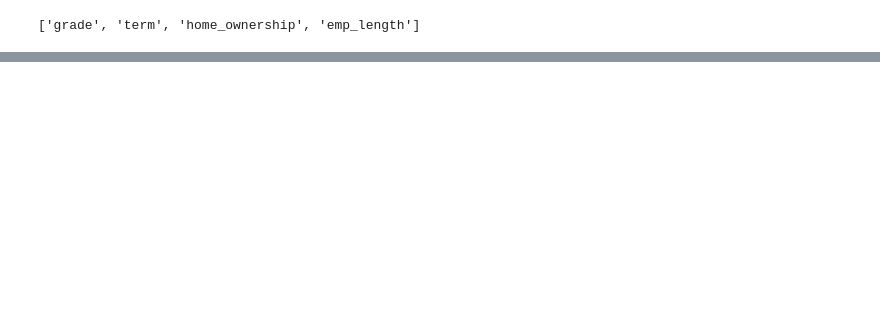
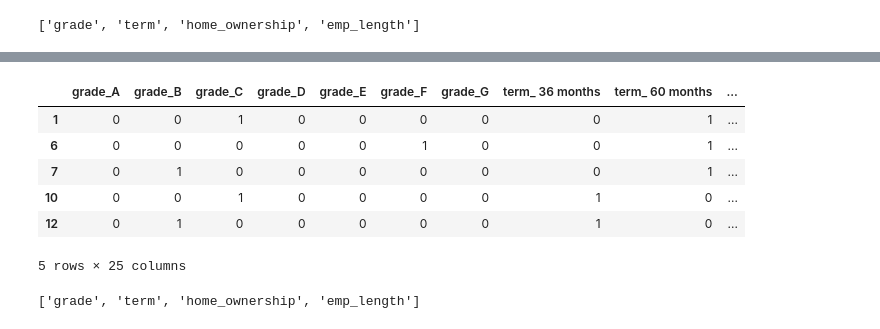
Before and after one commit to ah3200/Classification, a Jupyter notebook: week5/Boosting-decision-stump.ipynb, the cells around one changed output, grey strips where cells are left out. Cells and saved outputs as stored; diff of their text form; code cells hidden in the pictures; blank space fills up the shorter version.

```diff
--- a/week5/Boosting-decision-stump.ipynb
+++ b/week5/Boosting-decision-stump.ipynb
@@ -262,0 +302,14 @@ def classify(tree, x, annotate = False):
+# %%
+X_train.head()
+# %% [output]
+|  | grade_A | grade_B | grade_C | grade_D | grade_E | grade_F | grade_G | term_ 36 months | term_ 60 months | ... |
+| 1 | 0 | 0 | 1 | 0 | 0 | 0 | 0 | 0 | 1 | ... |
+| 6 | 0 | 0 | 0 | 0 | 0 | 1 | 0 | 0 | 1 | ... |
+| 7 | 0 | 1 | 0 | 0 | 0 | 0 | 0 | 0 | 1 | ... |
+| 10 | 0 | 0 | 1 | 0 | 0 | 0 | 0 | 1 | 0 | ... |
+| 12 | 0 | 1 | 0 | 0 | 0 | 0 | 0 | 1 | 0 | ... |
+5 rows × 25 columns
+# %%
+features
+# %% [output]
+['grade', 'term', 'home_ownership', 'emp_length']
```
Also changed, not shown: parts of 19 cells of this notebook.
